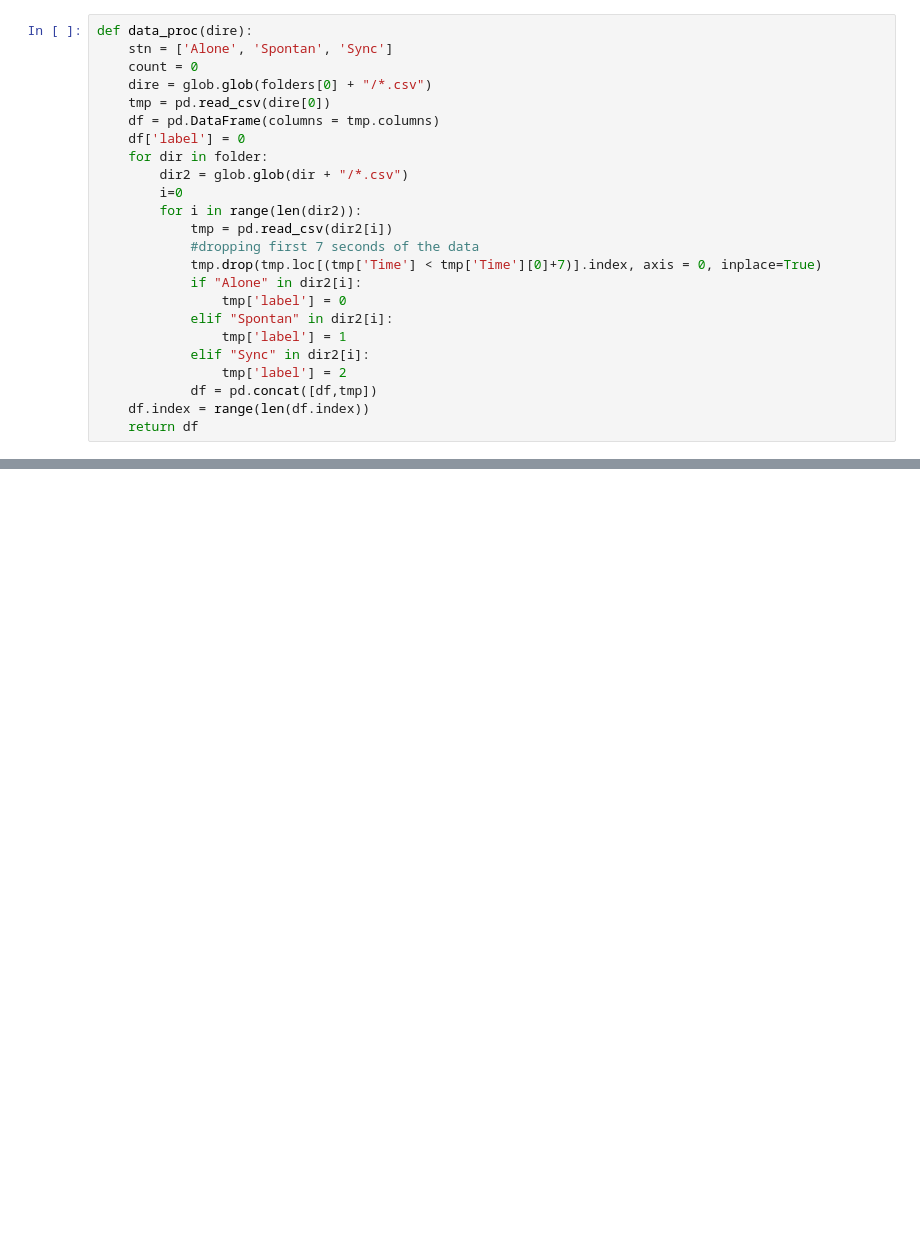
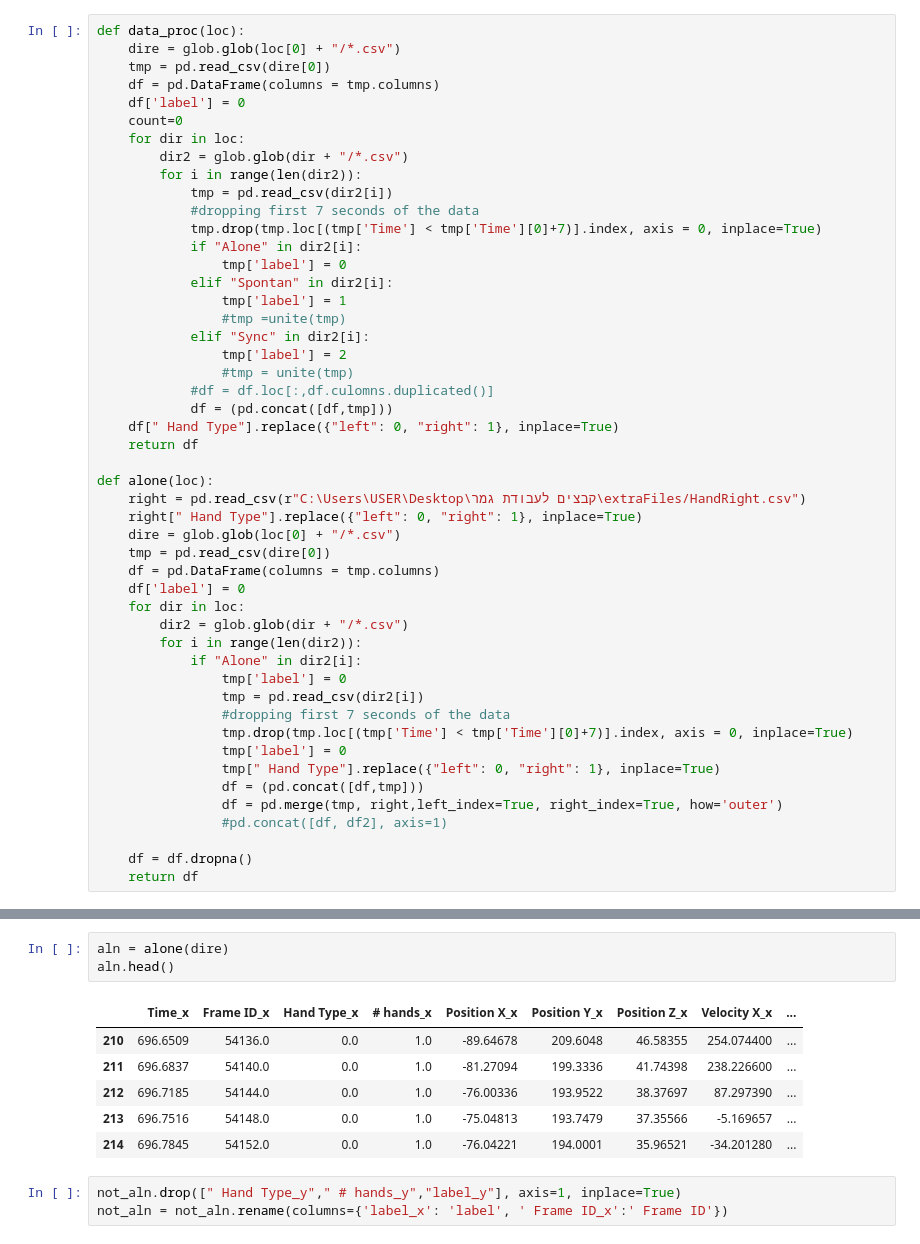
Before and after one commit to YahalomCod/Classifation-Problems, a Jupyter notebook: Hands.ipynb, the cells around one changed output, grey strips where cells are left out. Drawn from its saved outputs; the diff is of its cells as text; blank space fills up the shorter version.

```diff
--- a/Hands.ipynb
+++ b/Hands.ipynb
@@ -25,14 +26,12 @@ import glob
 # %%
-def data_proc(dire):
-    stn = ['Alone', 'Spontan', 'Sync']
-    count = 0
-    dire = glob.glob(folders[0] + "/*.csv")
+def data_proc(loc):
+    dire = glob.glob(loc[0] + "/*.csv")
     tmp = pd.read_csv(dire[0])
     df = pd.DataFrame(columns = tmp.columns)
     df['label'] = 0
-    for dir in folder:
+    count=0
+    for dir in loc:
         dir2 = glob.glob(dir + "/*.csv")
-        i=0
         for i in range(len(dir2)):
             tmp = pd.read_csv(dir2[i])
             #dropping first 7 seconds of the data
@@ -41,8 +40,35 @@ def data_proc(dire):
                 tmp['label'] = 0
             elif "Spontan" in dir2[i]:
                 tmp['label'] = 1
+                #tmp =unite(tmp)
             elif "Sync" in dir2[i]:
                 tmp['label'] = 2
-            df = pd.concat([df,tmp])
-    df.index = range(len(df.index))
+                #tmp = unite(tmp)
+            #df = df.loc[:,df.culomns.duplicated()]
+            df = (pd.concat([df,tmp]))
+    df[" Hand Type"].replace({"left": 0, "right": 1}, inplace=True)
     return df
+
+def alone(loc):
+    right = pd.read_csv(r"C:\Users\USER\Desktop\קבצים לעבודת גמר\extraFiles/HandRight.csv")
+    right[" Hand Type"].replace({"left": 0, "right": 1}, inplace=True)
+    dire = glob.glob(loc[0] + "/*.csv")
+    tmp = pd.read_csv(dire[0])
+    df = pd.DataFrame(columns = tmp.columns)
+    df['label'] = 0
+    for dir in loc:
+        dir2 = glob.glob(dir + "/*.csv")
+        for i in range(len(dir2)):
+            if "Alone" in dir2[i]:
+                tmp['label'] = 0
+                tmp = pd.read_csv(dir2[i])
+                #dropping first 7 seconds of the data
+                tmp.drop(tmp.loc[(tmp['Time'] < tmp['Time'][0]+7)].index, axis = 0, inplace=True)
+                tmp['label'] = 0
+                tmp[" Hand Type"].replace({"left": 0, "right": 1}, inplace=True)
+                df = (pd.concat([df,tmp]))
+                df = pd.merge(tmp, right,left_index=True, right_index=True, how='outer')
+                #pd.concat([df, df2], axis=1)
+
+    df = df.dropna()
+    return df
@@ -66,0 +103,13 @@ df
+# %%
+aln = alone(dire)
+aln.head()
+# %% [output]
+|  | Time_x | Frame ID_x | Hand Type_x | # hands_x | Position X_x | Position Y_x | Position Z_x | Velocity X_x | ... |
+| 210 | 696.6509 | 54136.0 | 0.0 | 1.0 | -89.64678 | 209.6048 | 46.58355 | 254.074400 | ... |
+| 211 | 696.6837 | 54140.0 | 0.0 | 1.0 | -81.27094 | 199.3336 | 41.74398 | 238.226600 | ... |
+| 212 | 696.7185 | 54144.0 | 0.0 | 1.0 | -76.00336 | 193.9522 | 38.37697 | 87.297390 | ... |
+| 213 | 696.7516 | 54148.0 | 0.0 | 1.0 | -75.04813 | 193.7479 | 37.35566 | -5.169657 | ... |
+| 214 | 696.7845 | 54152.0 | 0.0 | 1.0 | -76.04221 | 194.0001 | 35.96521 | -34.201280 | ... |
+# %%
+not_aln.drop([" Hand Type_y"," # hands_y","label_y"], axis=1, inplace=True)
+not_aln = not_aln.rename(columns={'label_x': 'label', ' Frame ID_x':' Frame ID'})
```
Also changed, not shown: parts of 7 cells of this notebook.
